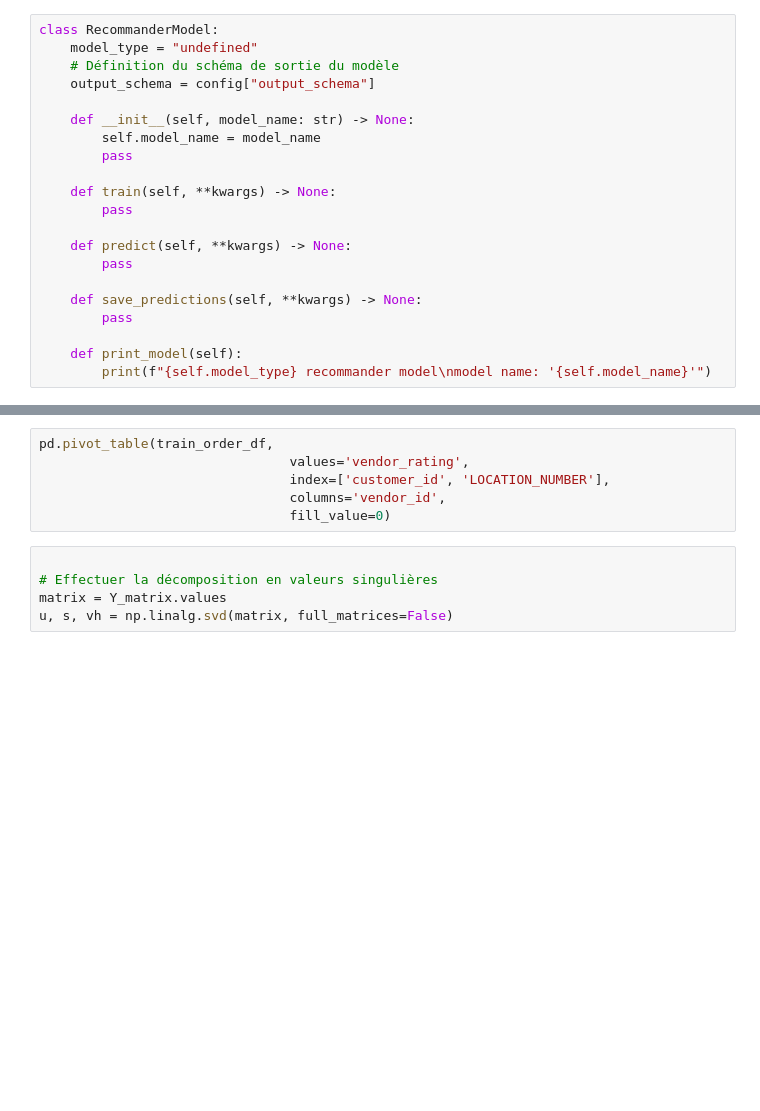
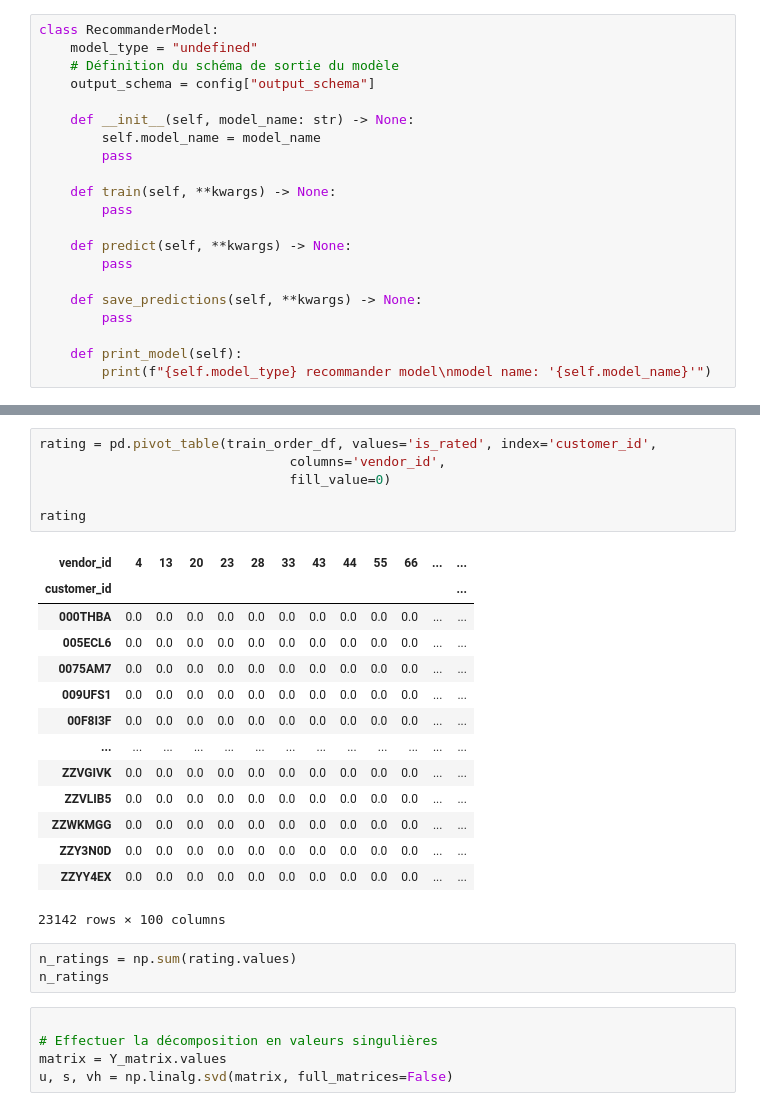
Before and after one commit to Bast-94/Restaurant-Recommander-System, a Jupyter notebook: notebook.ipynb, the cells around one changed output, grey strips where cells are left out. Drawn from its saved outputs; the diff is of its cells as text; blank space fills up the shorter version.

Commit message:
ADD(rating).

```diff
--- a/notebook.ipynb
+++ b/notebook.ipynb
@@ -123,9 +161,27 @@ Y_matrix
 # %%
-pd.pivot_table(train_order_df,
-                                values='vendor_rating',
-                                index=['customer_id', 'LOCATION_NUMBER'],
+rating = pd.pivot_table(train_order_df, values='is_rated', index='customer_id',
                                 columns='vendor_id',
                                 fill_value=0)
+
+rating
+# %% [output]
+| vendor_id | 4 | 13 | 20 | 23 | 28 | 33 | 43 | 44 | 55 | 66 | ... | ... |
+| customer_id |  |  |  |  |  |  |  |  |  |  |  | ... |
+| 000THBA | 0.0 | 0.0 | 0.0 | 0.0 | 0.0 | 0.0 | 0.0 | 0.0 | 0.0 | 0.0 | ... | ... |
+| 005ECL6 | 0.0 | 0.0 | 0.0 | 0.0 | 0.0 | 0.0 | 0.0 | 0.0 | 0.0 | 0.0 | ... | ... |
+| 0075AM7 | 0.0 | 0.0 | 0.0 | 0.0 | 0.0 | 0.0 | 0.0 | 0.0 | 0.0 | 0.0 | ... | ... |
+| 009UFS1 | 0.0 | 0.0 | 0.0 | 0.0 | 0.0 | 0.0 | 0.0 | 0.0 | 0.0 | 0.0 | ... | ... |
+| 00F8I3F | 0.0 | 0.0 | 0.0 | 0.0 | 0.0 | 0.0 | 0.0 | 0.0 | 0.0 | 0.0 | ... | ... |
+| ... | ... | ... | ... | ... | ... | ... | ... | ... | ... | ... | ... | ... |
+| ZZVGIVK | 0.0 | 0.0 | 0.0 | 0.0 | 0.0 | 0.0 | 0.0 | 0.0 | 0.0 | 0.0 | ... | ... |
+| ZZVLIB5 | 0.0 | 0.0 | 0.0 | 0.0 | 0.0 | 0.0 | 0.0 | 0.0 | 0.0 | 0.0 | ... | ... |
+| ZZWKMGG | 0.0 | 0.0 | 0.0 | 0.0 | 0.0 | 0.0 | 0.0 | 0.0 | 0.0 | 0.0 | ... | ... |
+| ZZY3N0D | 0.0 | 0.0 | 0.0 | 0.0 | 0.0 | 0.0 | 0.0 | 0.0 | 0.0 | 0.0 | ... | ... |
+| ZZYY4EX | 0.0 | 0.0 | 0.0 | 0.0 | 0.0 | 0.0 | 0.0 | 0.0 | 0.0 | 0.0 | ... | ... |
+23142 rows × 100 columns
+# %%
+n_ratings = np.sum(rating.values)
+n_ratings
 # %%
 
 # Effectuer la décomposition en valeurs singulières
```
Also changed, not shown: parts of 9 cells of this notebook.
